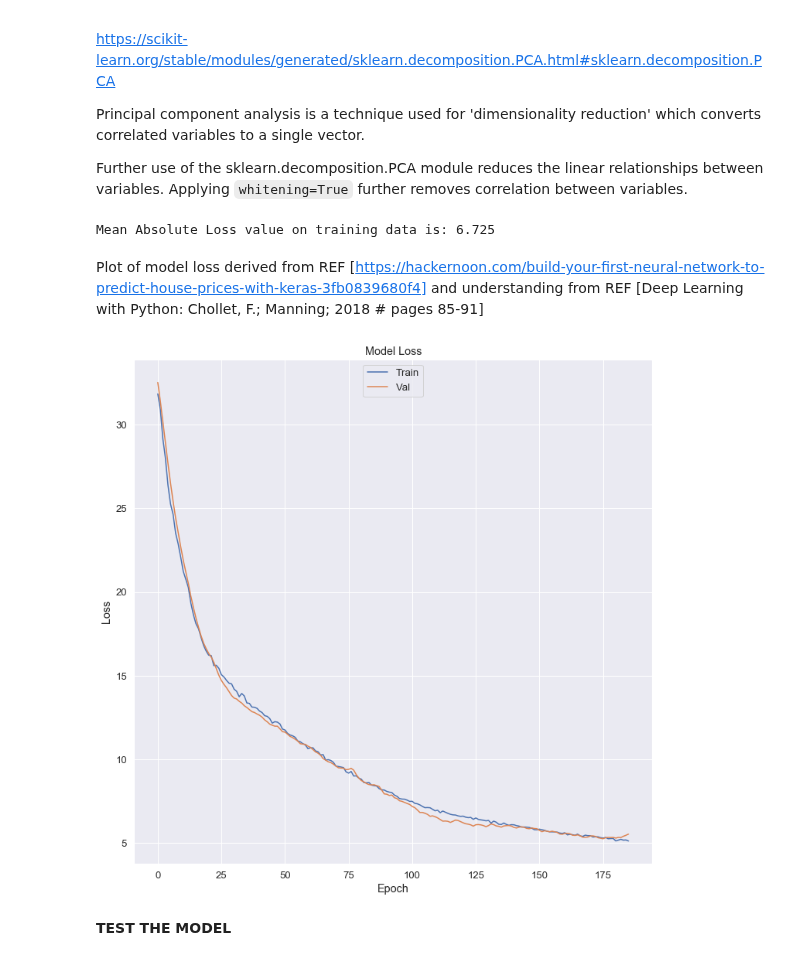
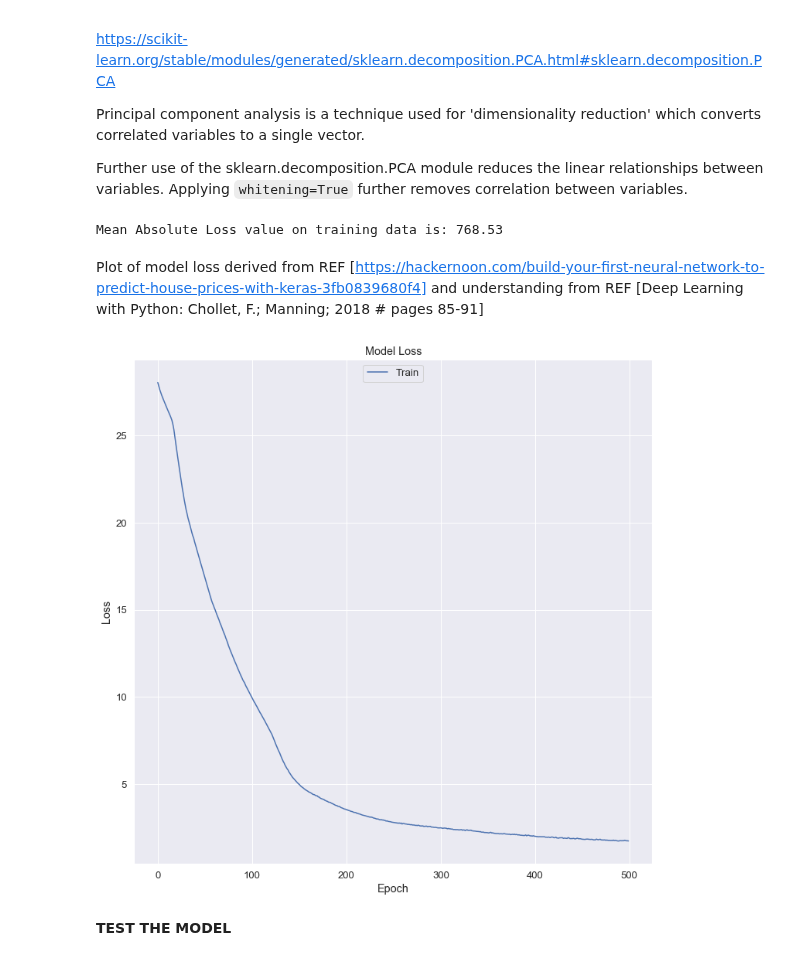
Before and after one commit to oreillyh/Machine-Learning-Statistics, a Jupyter notebook: MACHINE LEARNING AND STATISTICS PROJECT .ipynb, the cells around one changed output. Cells and saved outputs as stored; diff of their text form; code cells hidden in the pictures.

Commit message:
whitening fixed

```diff
--- a/MACHINE LEARNING AND STATISTICS PROJECT .ipynb
+++ b/MACHINE LEARNING AND STATISTICS PROJECT .ipynb
@@ -498,7 +498,7 @@ def create_model():
 
 #Introduce regularisation
 
-    model.add(Dense(14, input_dim=(4), activation="relu",kernel_regularizer=regularizers.l2(0.01), activity_regularizer=regularizers.l1(0.01)))
+    model.add(Dense(14, input_dim=(13), activation="relu",kernel_regularizer=regularizers.l2(0.01), activity_regularizer=regularizers.l1(0.01)))
     #model.add(Dense(64, input_dim=(13), activation="relu",kernel_regularizer=regularizers.l2(0.01), activity_regularizer=regularizers.l1(0.01)))
 
     kr.layers.BatchNormalization()
@@ -530,9 +530,9 @@ boston_features = pd.DataFrame(boston.data, columns=boston.feature_names)
 #x = boston_features[['ZN','RM', 'PTRATIO', 'LSTAT', 'CHAS']]
 #x = pd.DataFrame(boston_features)
 y = pd.DataFrame(boston.target, columns =['PRICE'])
-x = pd.DataFrame(boston_features, columns=['ZN','PTRATIO','LSTAT','RM'])
+x = pd.DataFrame(boston_features)
 #drop some parameters to try and simplify the model
-
+#x = pd.DataFrame(boston_features, columns=['ZN','PTRATIO','LSTAT','RM'])
 #x = bos['CRIM', 'INDUS', 'CHAS','ZN', 'NOX', 'RM', 'AGE', 'DIS', 'RAD', 'TAX', 'PTRATIO', 'LSTAT', 'TAX']
 # %% [markdown]
 **SCALING**
@@ -690,16 +696,17 @@ for train_index, test_index in kf.split(x,y):
 
 #WHITEN THE DATASET
 
-pca = dec.PCA(n_components=4, whiten=True)
+pca = dec.PCA(n_components=13, whiten=True)
 pca.fit(x_train)
 inputs_train_white = pd.DataFrame(pca.transform(x_train), columns=x.columns)
 inputs_train_white
+#inputs_test_white = pd.DataFrame(pca.transform(x_test), columns=x.columns)
 
 
 model=create_model()
 #hist = model.fit(x_train, y_train,epochs=1000, batch_size=10)
-#model.fit(x[train], y[train], epochs=150, batch_size=10, verbose=0)
-hist = model.fit(x_train, y_train, validation_split=0.25, epochs=500, batch_size=20, callbacks=[early_stopping_monitor]) #csv_logger, history
+#model.fit(x[train], y[train], epochs=150, batch_size=10, verbose=0,, validation_split=0.25, )
+hist = model.fit(inputs_train_white, y_train, epochs=500, batch_size=20, callbacks=[early_stopping_monitor]) #csv_logger, history
 
 #Calculate the predictions on the test: set x_test
 preds = model.predict(x_test)
@@ -747,32 +771,32 @@ model_eval = model.evaluate(x_train, y_train, verbose=0)
 
 print ("Mean Absolute Loss value on training data is:", float("{0:.3f}".format(model_eval)))
 # %% [output]
-Mean Absolute Loss value on training data is: 6.725
+Mean Absolute Loss value on training data is: 768.53
 # %% [markdown]
 Plot of model loss derived from REF [https://hackernoon.com/build-your-first-neural-network-to-predict-house-prices-with-keras-3fb0839680f4] and understanding from REF [Deep Learning with Python: Chollet, F.; Manning; 2018 # pages 85-91]
 # %%
 # REF [https://machinelearningmastery.com/display-deep-learning-model-training-history-in-keras/]
 
 plt.figure(figsize=(12, 12))
 # summarize history for loss
 plt.plot(hist.history["loss"])
-plt.plot(hist.history["val_loss"])
+#plt.plot(hist.history["val_loss"])
 plt.title("Model Loss")
 plt.ylabel("Loss")
 plt.xlabel("Epoch")
 plt.legend(["Train", "Val"], loc="upper center")
 plt.show()
 
 #Save loss value to csv
 Results = repr(model_eval)
 import csv
 #fields = ['Loss','Result']
 with open('results.csv', 'a', newline='') as csvfile:
     writer = csv.writer(csvfile, delimiter=' ')
     writer.writerow('Loss')
     writer.writerow(Results)
 # %% [output]
-[figure, old version]
+[figure, new version]
 # %% [markdown]
 **TEST THE MODEL**
 # %% [markdown]
```
Also changed, not shown: parts of 14 cells of this notebook, 1 other file.
